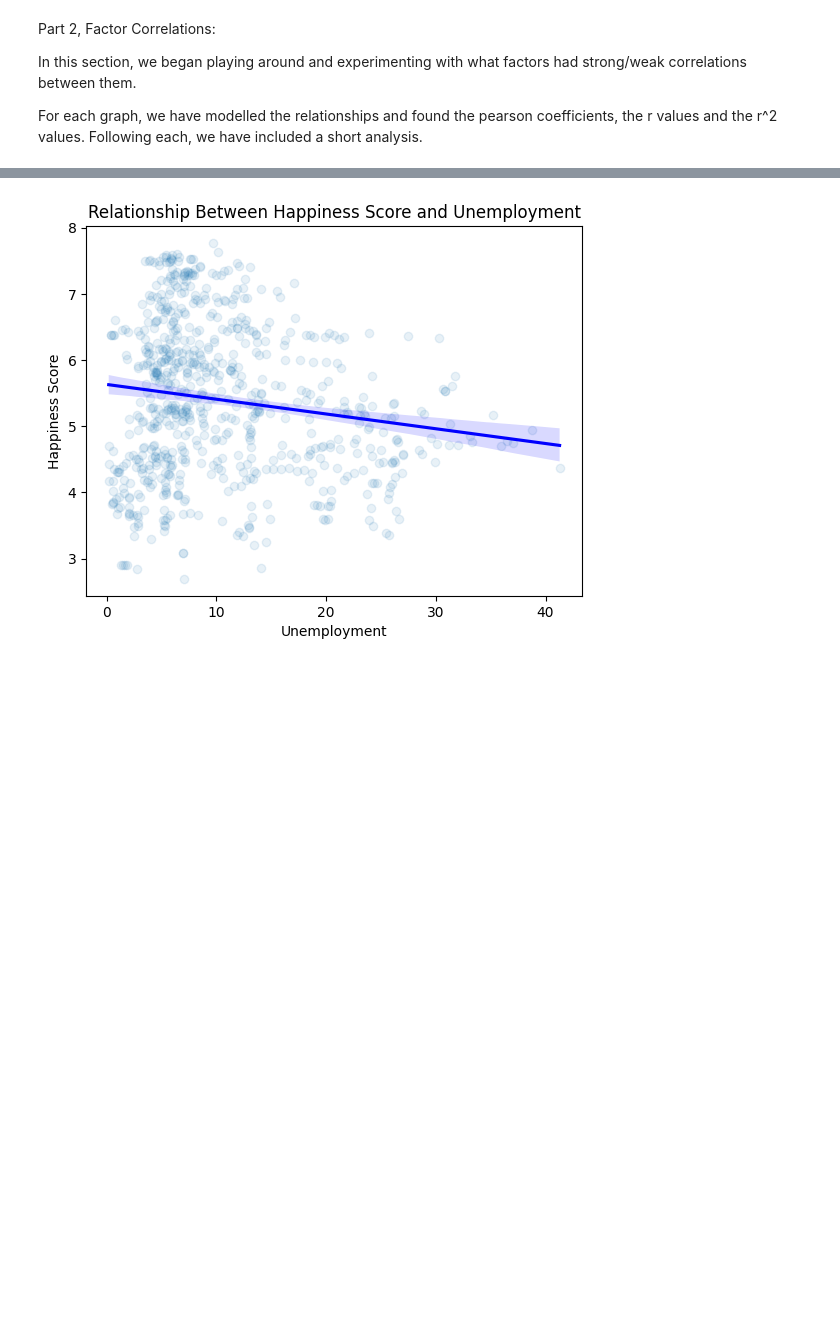
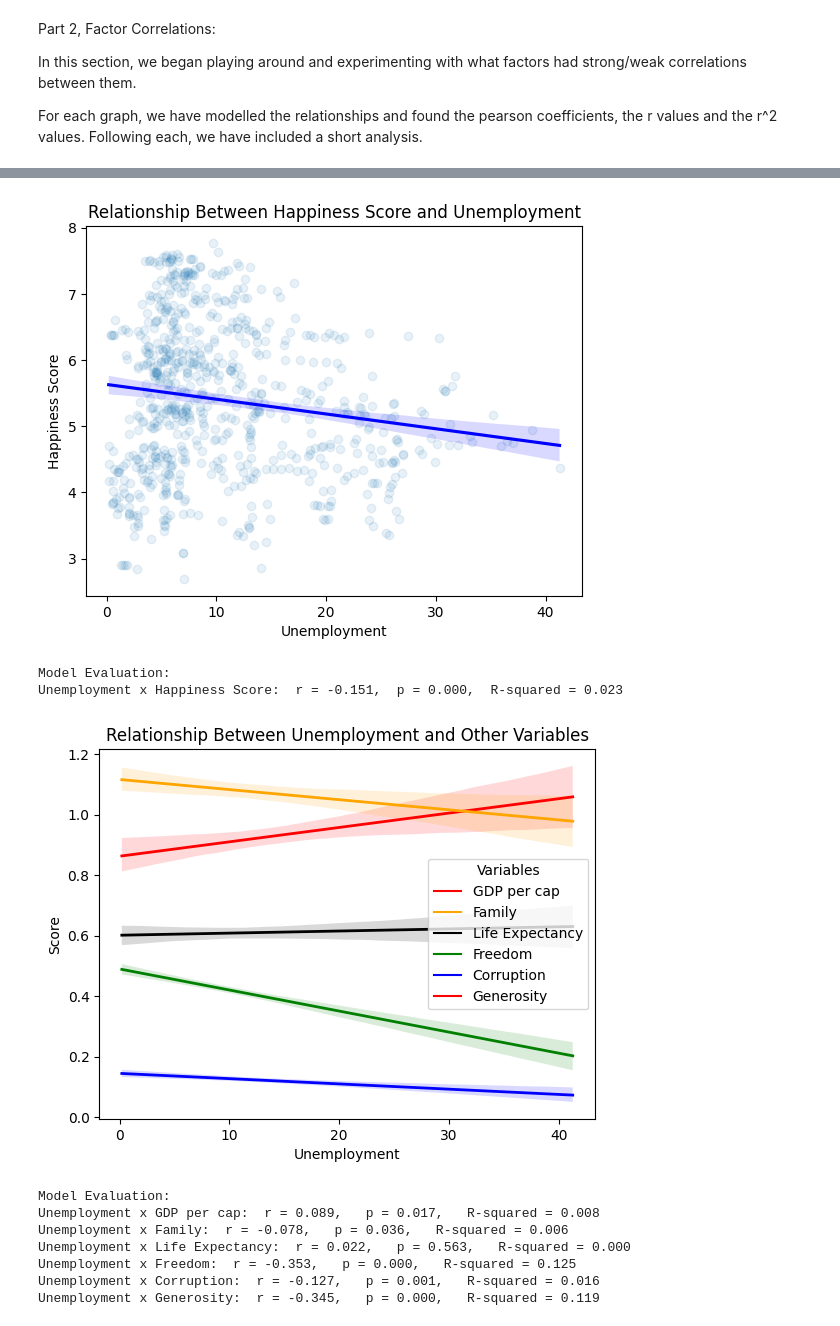
Before and after one commit to knnthfrmn/dsc25_group, a Jupyter notebook: summative.ipynb, the cells around one changed output, grey strips where cells are left out. Cells and saved outputs as stored; diff of their text form; code cells hidden in the pictures; blank space fills up the shorter version.

```diff
--- a/summative.ipynb
+++ b/summative.ipynb
@@ -587,6 +592,67 @@ plt.ylabel('Happiness Score')
 plt.title('Relationship Between Happiness Score and Unemployment')
 plt.show()
 
-#print(f'{pearsonr('')}')
+df_clean = combined_df[['Unemployment', 'Happiness Score']].dropna()
+
+X = df_clean[['Unemployment']].values
+Y = df_clean['Happiness Score'].values
+
+# Linear regression model for r-squared
+model = LinearRegression().fit(X, Y)
+r2 = model.score(X, Y)
+
+# Pearson correlation
+r, p = pearsonr(df_clean['Unemployment'], df_clean['Happiness Score'])
+
+print("Model Evaluation:")
+print(f"Unemployment x Happiness Score:  r = {r:.3f},  p = {p:.3f},  R-squared = {r2:.3f}")
 # %% [output]
 [figure]
+Model Evaluation:
+Unemployment x Happiness Score:  r = -0.151,  p = 0.000,  R-squared = 0.023
+# %%
+# Visualise the relationship between unemployment and happiness score contributors
+
+x_var = 'Unemployment'
+y_vars = ['GDP per cap', 'Family', 'Life Expectancy', 'Freedom', 'Corruption', 'Generosity']
+colors = ['red', 'orange', 'black', 'green', 'blue']
+
+for y, c in zip(y_vars, colors):
+
+    sns.regplot(
+        data=combined_df,
+        x=x_var, y=y,
+        scatter=False,
+        line_kws={'color': c, 'linewidth': 2},
+    )
+
+    handles.append(plt.Line2D([], [], color=c))
+
+plt.xlabel(x_var)
+plt.ylabel("Score")
+plt.title(f"Relationship Between {x_var} and Other Variables")
+
+plt.legend(handles, y_vars, title="Variables")
+
+plt.show()
+
+print('Model Evaluation:')
+for y in y_vars:
+    df_clean = combined_df[[x_var, y]].dropna()
+    X = df_clean[x_var].values
+    Y = df_clean[y].values
+    r, p = pearsonr(X, Y)
+    coeffs = np.polyfit(X, Y, 1)
+    pred = np.polyval(coeffs, X)
+    r2 = r2_score(Y, pred)
+
+    print(f'{x_var} x {y}:  r = {r:.3f},   p = {p:.3f},   R-squared = {r2:.3f}')
+# %% [output]
+[figure, added]
+Model Evaluation:
+Unemployment x GDP per cap:  r = 0.089,   p = 0.017,   R-squared = 0.008
+Unemployment x Family:  r = -0.078,   p = 0.036,   R-squared = 0.006
+Unemployment x Life Expectancy:  r = 0.022,   p = 0.563,   R-squared = 0.000
+Unemployment x Freedom:  r = -0.353,   p = 0.000,   R-squared = 0.125
+Unemployment x Corruption:  r = -0.127,   p = 0.001,   R-squared = 0.016
+Unemployment x Generosity:  r = -0.345,   p = 0.000,   R-squared = 0.119
```
Also changed, not shown: parts of 7 cells of this notebook.
